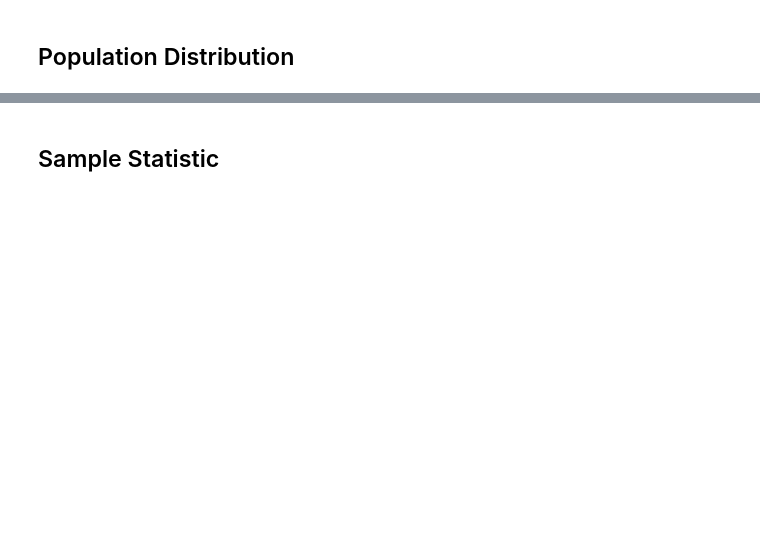
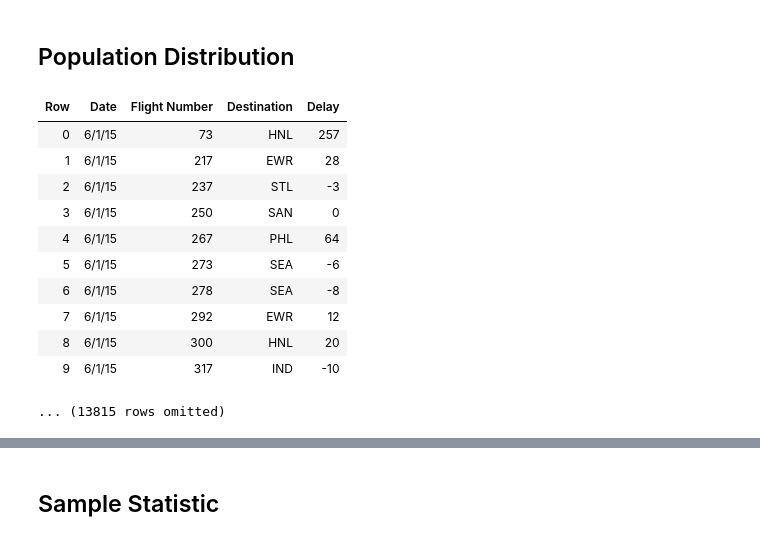
Before and after one commit to awar2170/STOR_120, a Jupyter notebook: Unit6_Estimation/Lecture Notes/STOR 120 - Lecture 23.ipynb, the cells around one changed output, grey strips where cells are left out. Cells and saved outputs as stored; diff of their text form; code cells hidden in the pictures; blank space fills up the shorter version.

```diff
--- a/Unit6_Estimation/Lecture Notes/STOR 120 - Lecture 23.ipynb
+++ b/Unit6_Estimation/Lecture Notes/STOR 120 - Lecture 23.ipynb
@@ -7,9 +7,23 @@ import numpy as np
 # %% [markdown]
 ## Population Distribution
 # %%
-united = Table.read_table('united.csv')
+united = Table.read_table('../Datasets/united.csv')
 united = united.with_column('Row', np.arange(united.num_rows)).move_to_start('Row')
 united_bins = np.arange(-20, 201, 5)
+united
+# %% [output]
+| Row | Date | Flight Number | Destination | Delay |
+| 0 | 6/1/15 | 73 | HNL | 257 |
+| 1 | 6/1/15 | 217 | EWR | 28 |
+| 2 | 6/1/15 | 237 | STL | -3 |
+| 3 | 6/1/15 | 250 | SAN | 0 |
+| 4 | 6/1/15 | 267 | PHL | 64 |
+| 5 | 6/1/15 | 273 | SEA | -6 |
+| 6 | 6/1/15 | 278 | SEA | -8 |
+| 7 | 6/1/15 | 292 | EWR | 12 |
+| 8 | 6/1/15 | 300 | HNL | 20 |
+| 9 | 6/1/15 | 317 | IND | -10 |
+... (13815 rows omitted)
 # %%
 # (Population) Probability Distribution
 united.hist('Delay', bins = united_bins)
```
Also changed, not shown: parts of 15 cells of this notebook, 2 other files.
